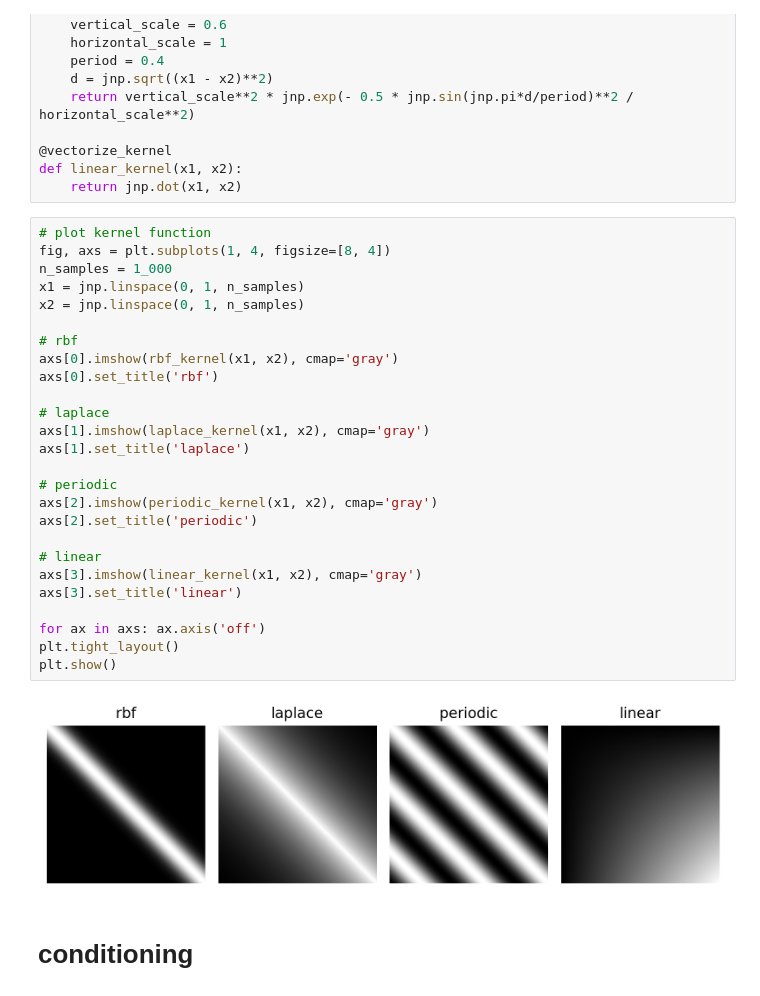
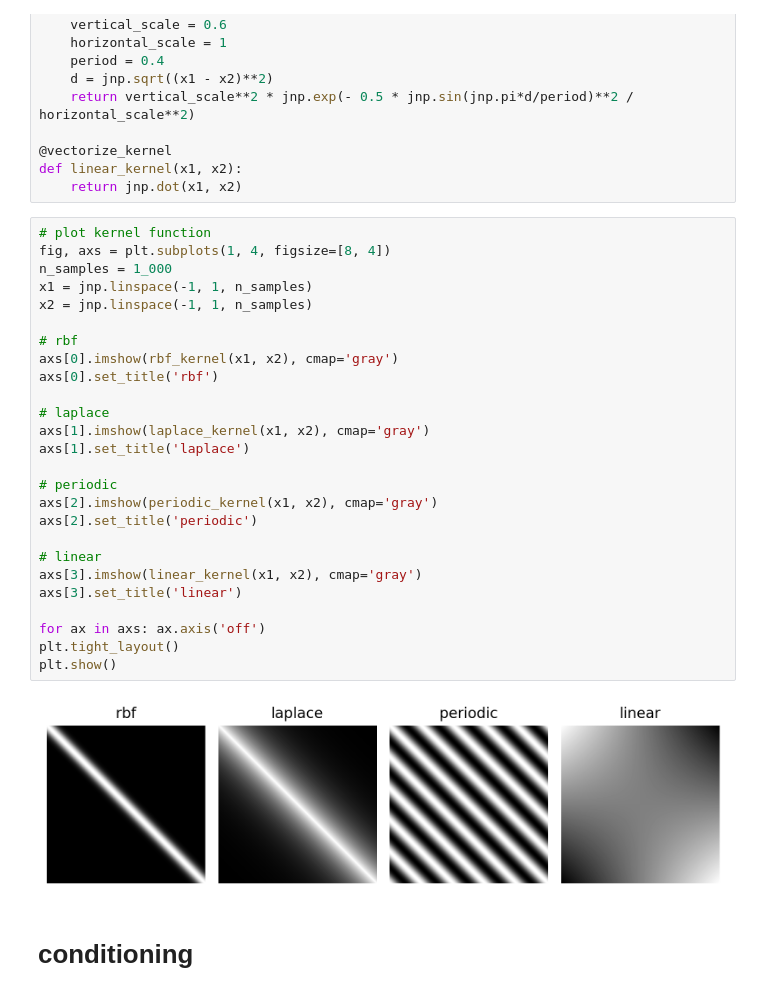
Before and after one commit to martin-marek/algorithms, a Jupyter notebook: GPs.ipynb, the cells around one changed output. Drawn from its saved outputs; the diff is of its cells as text.

```diff
--- a/GPs.ipynb
+++ b/GPs.ipynb
@@ -111,31 +116,31 @@ def linear_kernel(x1, x2):
 # %%
 # plot kernel function
 fig, axs = plt.subplots(1, 4, figsize=[8, 4])
 n_samples = 1_000
-x1 = jnp.linspace(0, 1, n_samples)
-x2 = jnp.linspace(0, 1, n_samples)
+x1 = jnp.linspace(-1, 1, n_samples)
+x2 = jnp.linspace(-1, 1, n_samples)
 
 # rbf
 axs[0].imshow(rbf_kernel(x1, x2), cmap='gray')
 axs[0].set_title('rbf')
 
 # laplace
 axs[1].imshow(laplace_kernel(x1, x2), cmap='gray')
 axs[1].set_title('laplace')
 
 # periodic
 axs[2].imshow(periodic_kernel(x1, x2), cmap='gray')
 axs[2].set_title('periodic')
 
 # linear
 axs[3].imshow(linear_kernel(x1, x2), cmap='gray')
 axs[3].set_title('linear')
 
 for ax in axs: ax.axis('off')
 plt.tight_layout()
 plt.show()
 # %% [output]
-[figure, old version]
+[figure, new version]
 # %% [markdown]
 # conditioning
 # %%
```
Also changed, not shown: parts of 3 cells of this notebook.
